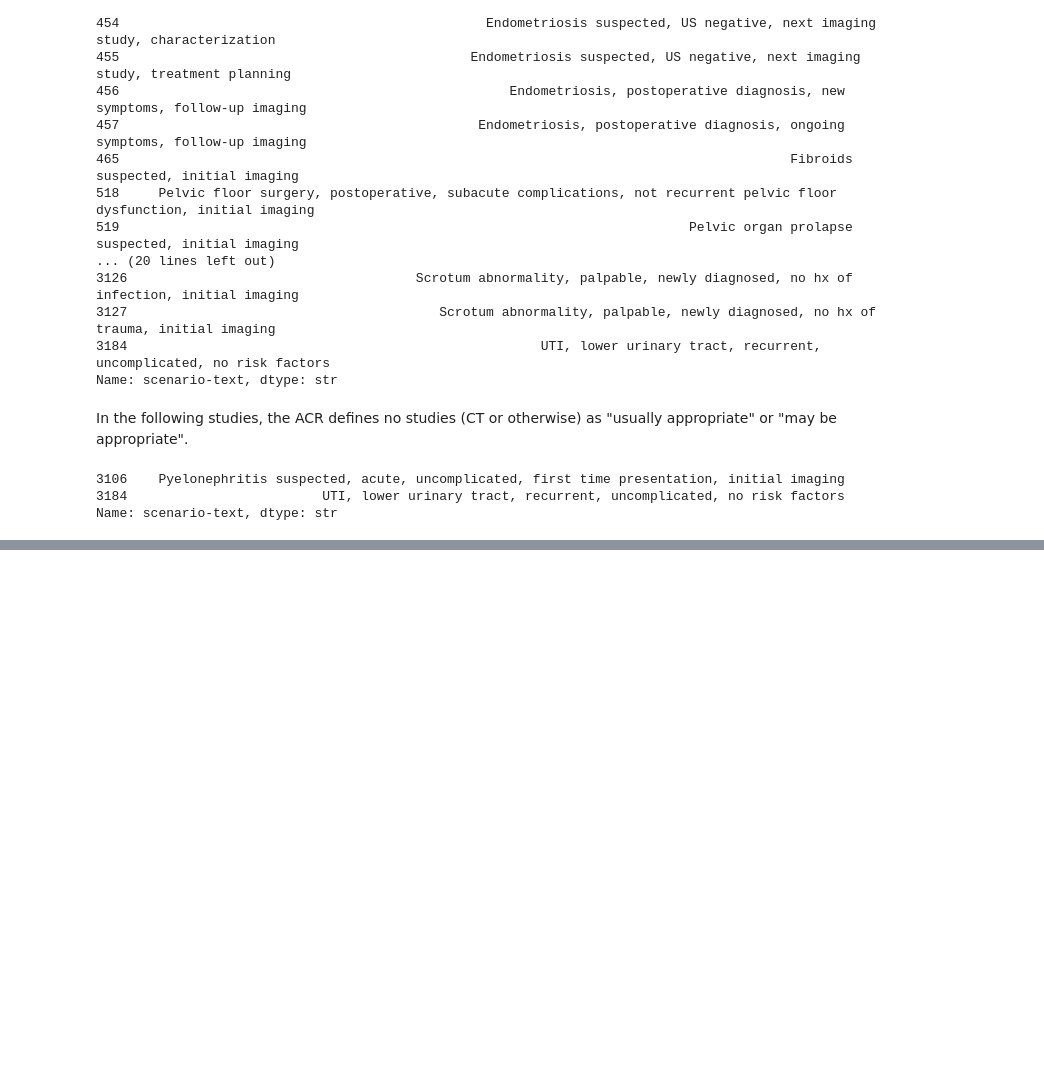
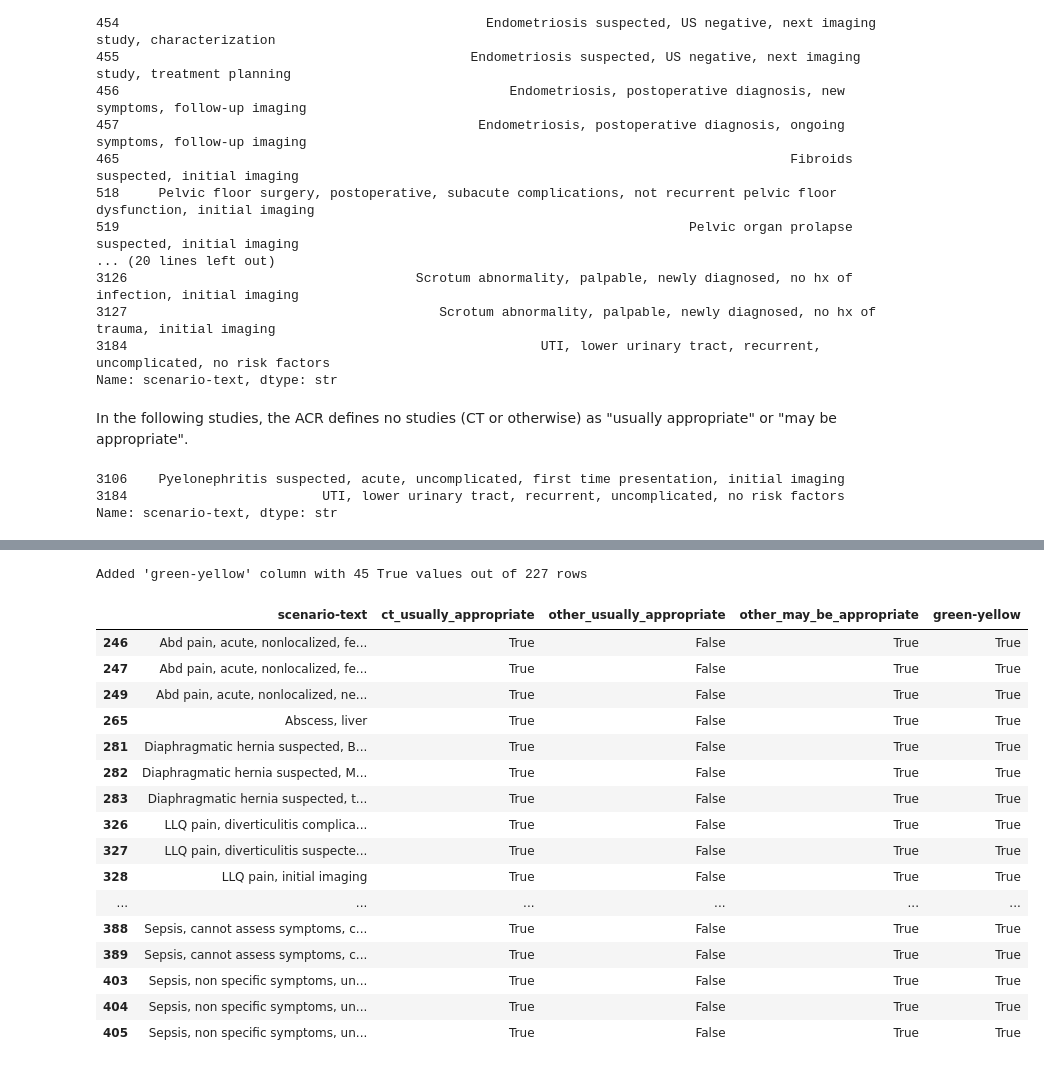
Before and after one commit to bsalexander/acr_analysis, a Jupyter notebook: analyze_categories.ipynb, the cells around one changed output, grey strips where cells are left out. Saved outputs shown, nothing was run; the diff lists cells and outputs as text; code cells hidden in the pictures; blank space fills up the shorter version.

```diff
--- a/analyze_categories.ipynb
+++ b/analyze_categories.ipynb
@@ -522,3 +522,11 @@ Name: scenario-text, dtype: str
 #
 # ======================== new category analysis begins here ============================
 #
+# %%
+# green-green: True only if CT and alternative are usually appropriate
+
+filtered_df['green-green'] = (filtered_df['ct_usually_appropriate'] == True) & \
+                            (filtered_df['other_usually_appropriate'] == True)
+
+print(f"Added 'green-green' column with {filtered_df['green-green'].sum()} True values out of {len(filtered_df)} rows")
+filtered_df[filtered_df['green-green']][['scenario-text', 'ct_usually_appropriate', 'other_usually_appropriate', 'green-green']]
@@ -524,0 +552,28 @@ Name: scenario-text, dtype: str
+# %%
+# green-yellow: True if CT is usually appropriate but alternative is only maybe appropriate
+
+filtered_df['green-yellow'] = (filtered_df['ct_usually_appropriate'] == True) & \
+                             (filtered_df['other_usually_appropriate'] == False) & \
+                             (filtered_df['other_may_be_appropriate'] == True)
+
+print(f"Added 'green-yellow' column with {filtered_df['green-yellow'].sum()} True values out of {len(filtered_df)} rows")
+filtered_df[filtered_df['green-yellow']][['scenario-text', 'ct_usually_appropriate', 'other_usually_appropriate', 'other_may_be_appropriate', 'green-yellow']]
+# %% [output]
+Added 'green-yellow' column with 45 True values out of 227 rows
+|  | scenario-text | ct_usually_appropriate | other_usually_appropriate | other_may_be_appropriate | green-yellow |
+| 246 | Abd pain, acute, nonlocalized, fe... | True | False | True | True |
+| 247 | Abd pain, acute, nonlocalized, fe... | True | False | True | True |
+| 249 | Abd pain, acute, nonlocalized, ne... | True | False | True | True |
+| 265 | Abscess, liver | True | False | True | True |
+| 281 | Diaphragmatic hernia suspected, B... | True | False | True | True |
+| 282 | Diaphragmatic hernia suspected, M... | True | False | True | True |
+| 283 | Diaphragmatic hernia suspected, t... | True | False | True | True |
+| 326 | LLQ pain, diverticulitis complica... | True | False | True | True |
+| 327 | LLQ pain, diverticulitis suspecte... | True | False | True | True |
+| 328 | LLQ pain, initial imaging | True | False | True | True |
+| ... | ... | ... | ... | ... | ... |
+| 388 | Sepsis, cannot assess symptoms, c... | True | False | True | True |
+| 389 | Sepsis, cannot assess symptoms, c... | True | False | True | True |
+| 403 | Sepsis, non specific symptoms, un... | True | False | True | True |
+| 404 | Sepsis, non specific symptoms, un... | True | False | True | True |
+| 405 | Sepsis, non specific symptoms, un... | True | False | True | True |
```
Also changed, not shown: parts of 12 cells of this notebook, 1 other file.
